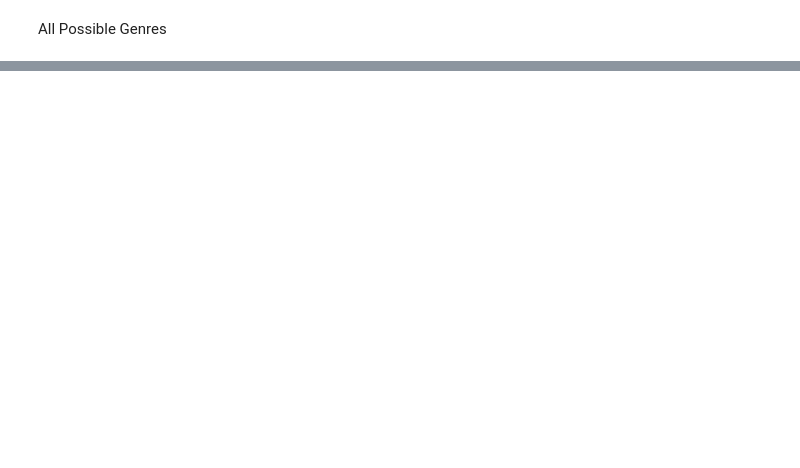
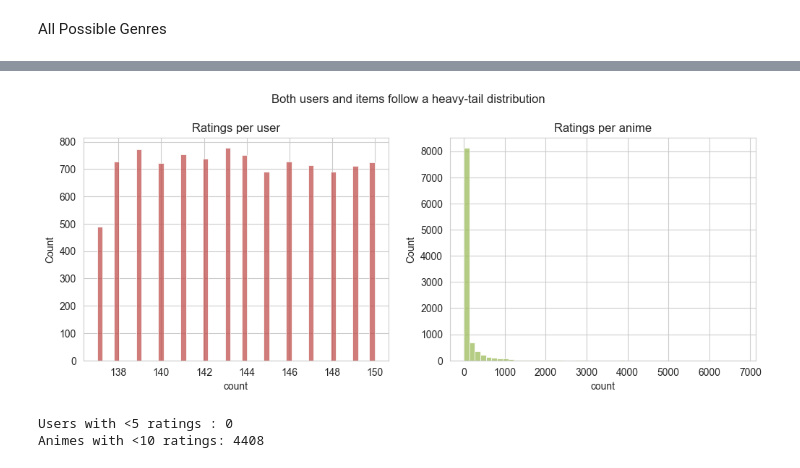
Before and after one commit to 68freeworld/Anime-Recommendation-Model, a Jupyter notebook: EDA.ipynb, the cells around one changed output, grey strips where cells are left out. Drawn from its saved outputs; the diff is of its cells as text; code cells hidden in the pictures; blank space fills up the shorter version.

```diff
--- a/EDA.ipynb
+++ b/EDA.ipynb
@@ -316,0 +309,23 @@ EOFError: Ran out of input
+# %%
+# ----------------------------------------------------------
+# 3. USER-ACTIVITY & ITEM-POPULARITY  (long-tail check)
+# ----------------------------------------------------------
+user_counts  = rating_df.groupby("user_id").size()
+item_counts  = rating_df.groupby("anime_id").size()
+
+fig, ax = plt.subplots(1,2, figsize=(12,4))
+sns.histplot(user_counts, bins=50, ax=ax[0], color="#C0504D")
+ax[0].set_title("Ratings per user");  ax[0].set_xlabel("count")
+sns.histplot(item_counts, bins=50, ax=ax[1], color="#9BBB59")
+ax[1].set_title("Ratings per anime"); ax[1].set_xlabel("count")
+plt.suptitle("Both users and items follow a heavy-tail distribution", y=1.03)
+plt.show()
+# %% [output]
+[figure, added]
+# %%
+# How many one-off users/items?
+print("Users with <5 ratings :", (user_counts<5).sum())
+print("Animes with <10 ratings:", (item_counts<10).sum())
+# %% [output]
+Users with <5 ratings : 0
+Animes with <10 ratings: 4408
```
Also changed, not shown: parts of 33 cells of this notebook, 1 other file.
